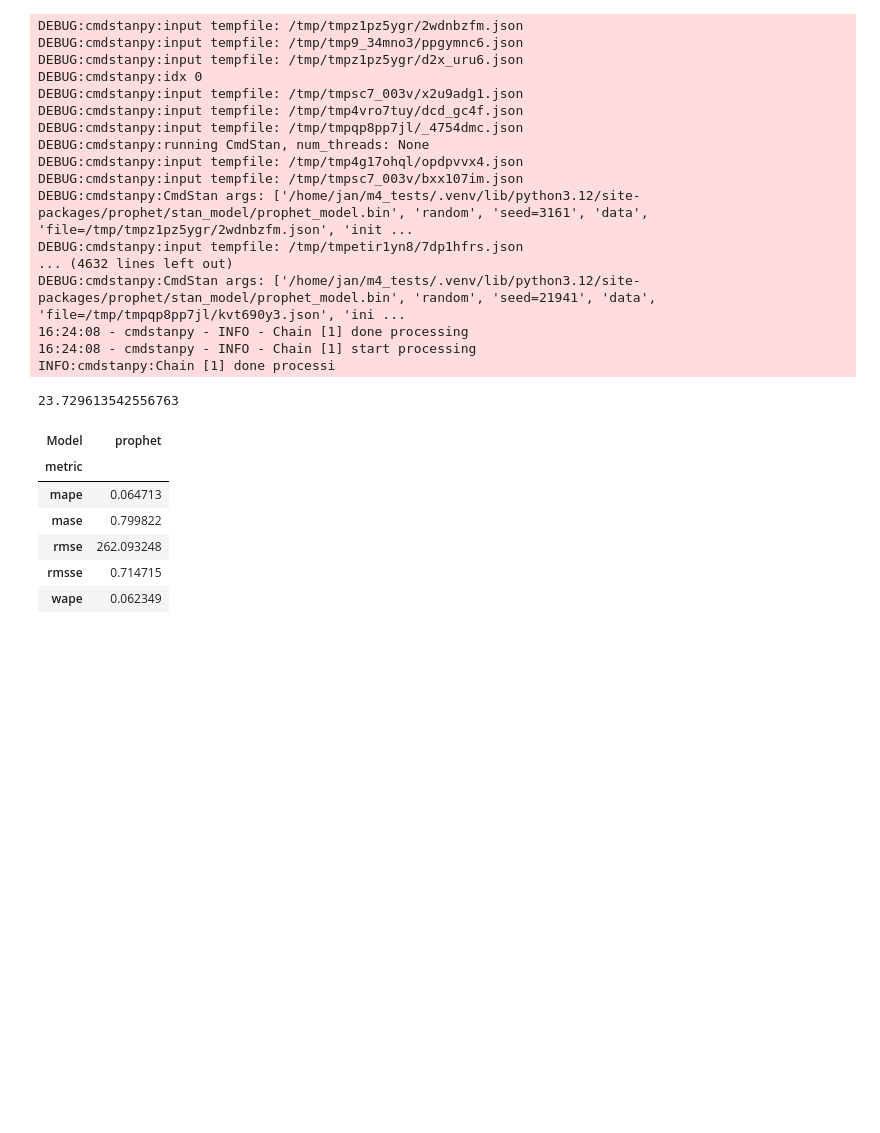
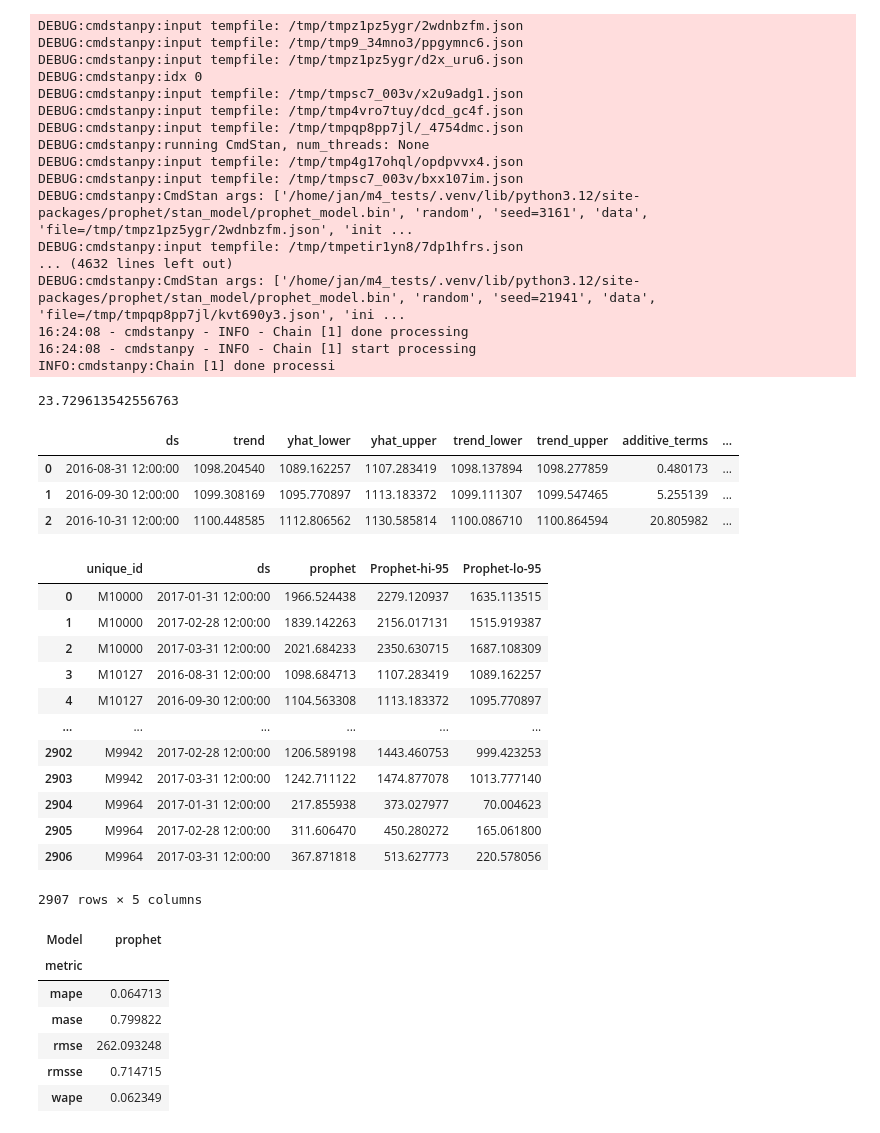
Before and after one commit to JLiekenbrock/m4_tests, a Jupyter notebook: prophet.ipynb, the cells around one changed output. Cells and saved outputs as stored; diff of their text form; code cells hidden in the pictures; blank space fills up the shorter version.

```diff
--- a/prophet.ipynb
+++ b/prophet.ipynb
@@ -86,8 +86,31 @@ def predict_prophet(model):
 
 with Pool(cpu_count()) as pool:
     forecasts = pool.map(predict_prophet, forecast_prophet)
+# %%
+forecasts[1]
+# %% [output]
+|  | ds | trend | yhat_lower | yhat_upper | trend_lower | trend_upper | additive_terms | ... |
+| 0 | 2016-08-31 12:00:00 | 1098.204540 | 1089.162257 | 1107.283419 | 1098.137894 | 1098.277859 | 0.480173 | ... |
+| 1 | 2016-09-30 12:00:00 | 1099.308169 | 1095.770897 | 1113.183372 | 1099.111307 | 1099.547465 | 5.255139 | ... |
+| 2 | 2016-10-31 12:00:00 | 1100.448585 | 1112.806562 | 1130.585814 | 1100.086710 | 1100.864594 | 20.805982 | ... |
 # %%
-t = pd.concat([test[["unique_id","y"]].reset_index(),pd.concat(forecasts).reset_index()],axis=1).drop(columns="index").rename(columns = {"yhat":"prophet"})[["unique_id", "y", "ds", "prophet"]]
+t = pd.concat([test[["unique_id","y"]].reset_index(),pd.concat(forecasts).reset_index()],axis=1).drop(columns="index").rename(columns = {"yhat":"prophet","yhat_upper":"Prophet-hi-95","yhat_lower":"Prophet-lo-95"})[["unique_id", "ds", "prophet","Prophet-hi-95","Prophet-lo-95"]]
+# %%
+t
+# %% [output]
+|  | unique_id | ds | prophet | Prophet-hi-95 | Prophet-lo-95 |
+| 0 | M10000 | 2017-01-31 12:00:00 | 1966.524438 | 2279.120937 | 1635.113515 |
+| 1 | M10000 | 2017-02-28 12:00:00 | 1839.142263 | 2156.017131 | 1515.919387 |
+| 2 | M10000 | 2017-03-31 12:00:00 | 2021.684233 | 2350.630715 | 1687.108309 |
+| 3 | M10127 | 2016-08-31 12:00:00 | 1098.684713 | 1107.283419 | 1089.162257 |
+| 4 | M10127 | 2016-09-30 12:00:00 | 1104.563308 | 1113.183372 | 1095.770897 |
+| ... | ... | ... | ... | ... | ... |
+| 2902 | M9942 | 2017-02-28 12:00:00 | 1206.589198 | 1443.460753 | 999.423253 |
+| 2903 | M9942 | 2017-03-31 12:00:00 | 1242.711122 | 1474.877078 | 1013.777140 |
+| 2904 | M9964 | 2017-01-31 12:00:00 | 217.855938 | 373.027977 | 70.004623 |
+| 2905 | M9964 | 2017-02-28 12:00:00 | 311.606470 | 450.280272 | 165.061800 |
+| 2906 | M9964 | 2017-03-31 12:00:00 | 367.871818 | 513.627773 | 220.578056 |
+2907 rows × 5 columns
 # %%
 metrics = [
     mape,
```
Also changed, not shown: 2 other files.
